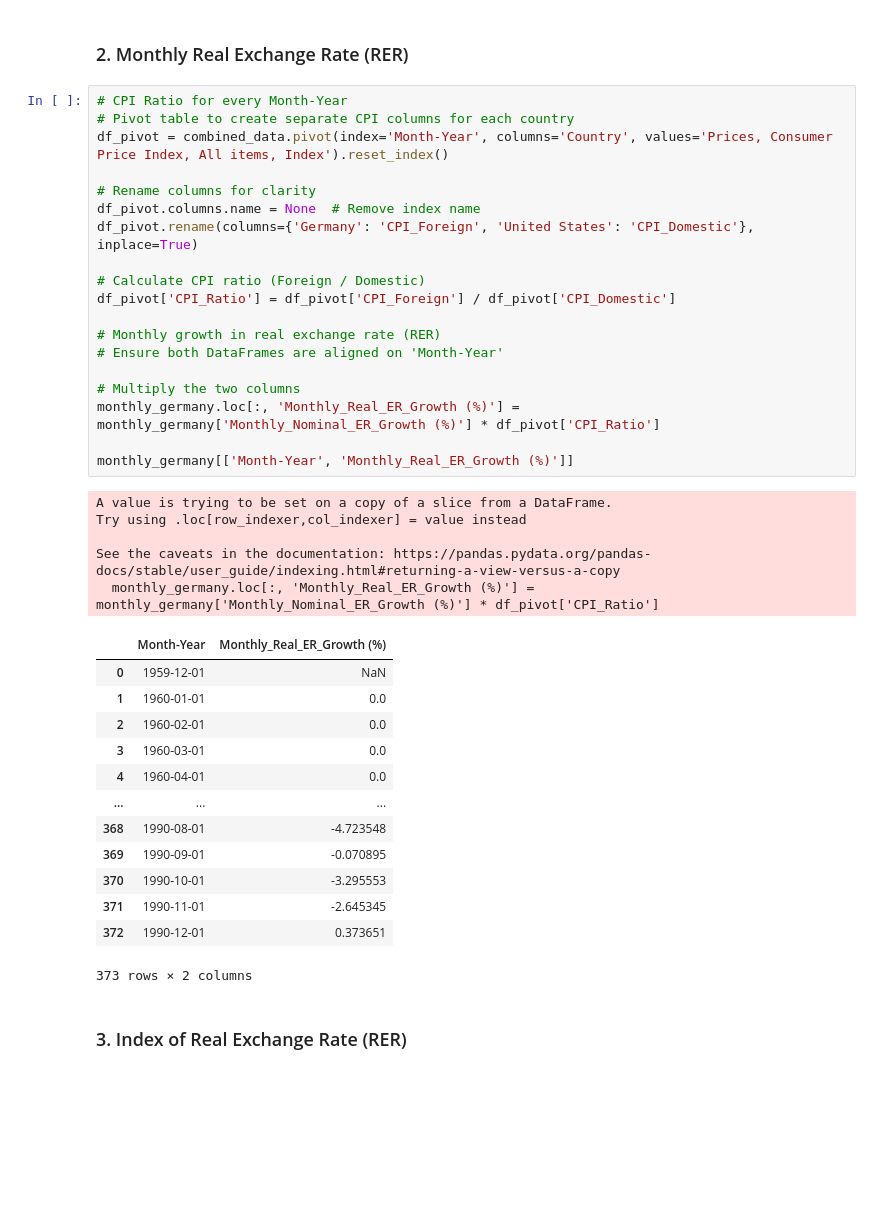
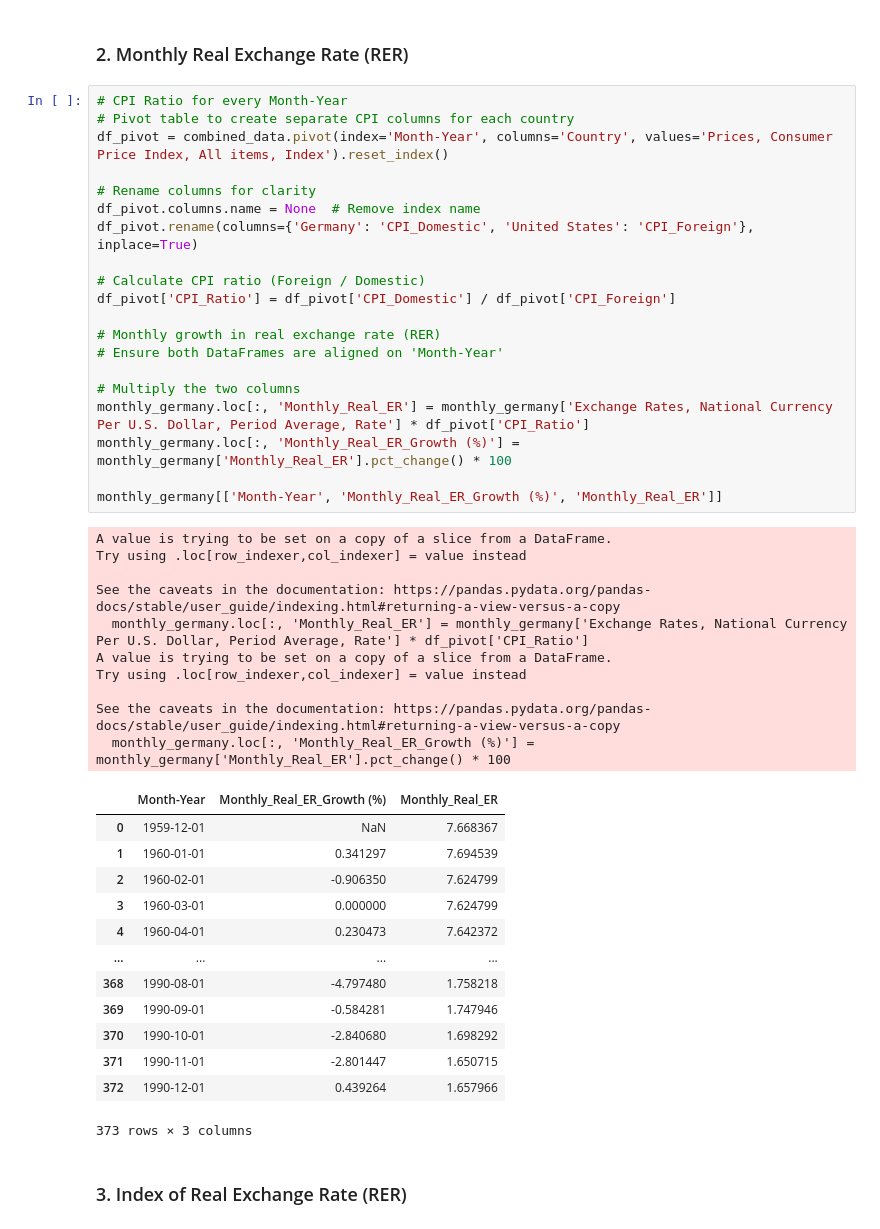
Before and after one commit to Srini-Varma/ec1b1_project, a Jupyter notebook: 4_Data Cleaning.ipynb, the cells around one changed output. Saved outputs shown, nothing was run; the diff lists cells and outputs as text; blank space fills up the shorter version.

Commit message:
update to real er index

```diff
--- a/4_Data Cleaning.ipynb
+++ b/4_Data Cleaning.ipynb
@@ -166,40 +166,46 @@ See the caveats in the documentation: https://pandas.pydata.org/pandas-docs/stab
 # %%
 # CPI Ratio for every Month-Year
 # Pivot table to create separate CPI columns for each country
 df_pivot = combined_data.pivot(index='Month-Year', columns='Country', values='Prices, Consumer Price Index, All items, Index').reset_index()
 
 # Rename columns for clarity
 df_pivot.columns.name = None  # Remove index name
-df_pivot.rename(columns={'Germany': 'CPI_Foreign', 'United States': 'CPI_Domestic'}, inplace=True)
+df_pivot.rename(columns={'Germany': 'CPI_Domestic', 'United States': 'CPI_Foreign'}, inplace=True)
 
 # Calculate CPI ratio (Foreign / Domestic)
-df_pivot['CPI_Ratio'] = df_pivot['CPI_Foreign'] / df_pivot['CPI_Domestic']
+df_pivot['CPI_Ratio'] = df_pivot['CPI_Domestic'] / df_pivot['CPI_Foreign']
 
 # Monthly growth in real exchange rate (RER)
 # Ensure both DataFrames are aligned on 'Month-Year'
 
 # Multiply the two columns
-monthly_germany.loc[:, 'Monthly_Real_ER_Growth (%)'] = monthly_germany['Monthly_Nominal_ER_Growth (%)'] * df_pivot['CPI_Ratio']
+monthly_germany.loc[:, 'Monthly_Real_ER'] = monthly_germany['Exchange Rates, National Currency Per U.S. Dollar, Period Average, Rate'] * df_pivot['CPI_Ratio']
+monthly_germany.loc[:, 'Monthly_Real_ER_Growth (%)'] = monthly_germany['Monthly_Real_ER'].pct_change() * 100
 
-monthly_germany[['Month-Year', 'Monthly_Real_ER_Growth (%)']]
+monthly_germany[['Month-Year', 'Monthly_Real_ER_Growth (%)', 'Monthly_Real_ER']]
 # %% [output]
 A value is trying to be set on a copy of a slice from a DataFrame.
 Try using .loc[row_indexer,col_indexer] = value instead
 
 See the caveats in the documentation: https://pandas.pydata.org/pandas-docs/stable/user_guide/indexing.html#returning-a-view-versus-a-copy
-  monthly_germany.loc[:, 'Monthly_Real_ER_Growth (%)'] = monthly_germany['Monthly_Nominal_ER_Growth (%)'] * df_pivot['CPI_Ratio']
+  monthly_germany.loc[:, 'Monthly_Real_ER'] = monthly_germany['Exchange Rates, National Currency Per U.S. Dollar, Period Average, Rate'] * df_pivot['CPI_Ratio']
+A value is trying to be set on a copy of a slice from a DataFrame.
+Try using .loc[row_indexer,col_indexer] = value instead
+
+See the caveats in the documentation: https://pandas.pydata.org/pandas-docs/stable/user_guide/indexing.html#returning-a-view-versus-a-copy
+  monthly_germany.loc[:, 'Monthly_Real_ER_Growth (%)'] = monthly_germany['Monthly_Real_ER'].pct_change() * 100
-|  | Month-Year | Monthly_Real_ER_Growth (%) |
-| 0 | 1959-12-01 | NaN |
-| 1 | 1960-01-01 | 0.0 |
-| 2 | 1960-02-01 | 0.0 |
-| 3 | 1960-03-01 | 0.0 |
-| 4 | 1960-04-01 | 0.0 |
-| ... | ... | ... |
-| 368 | 1990-08-01 | -4.723548 |
-| 369 | 1990-09-01 | -0.070895 |
-| 370 | 1990-10-01 | -3.295553 |
-| 371 | 1990-11-01 | -2.645345 |
-| 372 | 1990-12-01 | 0.373651 |
+|  | Month-Year | Monthly_Real_ER_Growth (%) | Monthly_Real_ER |
+| 0 | 1959-12-01 | NaN | 7.668367 |
+| 1 | 1960-01-01 | 0.341297 | 7.694539 |
+| 2 | 1960-02-01 | -0.906350 | 7.624799 |
+| 3 | 1960-03-01 | 0.000000 | 7.624799 |
+| 4 | 1960-04-01 | 0.230473 | 7.642372 |
+| ... | ... | ... | ... |
+| 368 | 1990-08-01 | -4.797480 | 1.758218 |
+| 369 | 1990-09-01 | -0.584281 | 1.747946 |
+| 370 | 1990-10-01 | -2.840680 | 1.698292 |
+| 371 | 1990-11-01 | -2.801447 | 1.650715 |
+| 372 | 1990-12-01 | 0.439264 | 1.657966 |
-373 rows × 2 columns
+373 rows × 3 columns
 # %% [markdown]
 ### 3. Index of Real Exchange Rate (RER)
```
Also changed, not shown: parts of 5 cells of this notebook, 1 other file.
